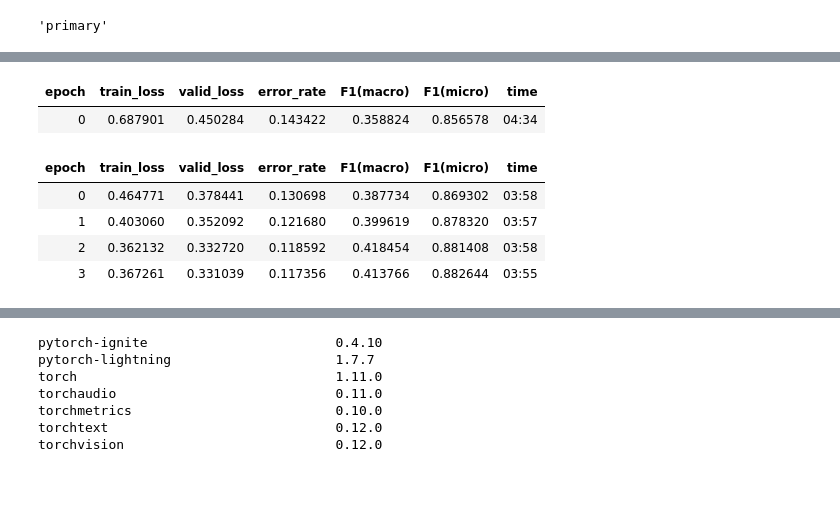
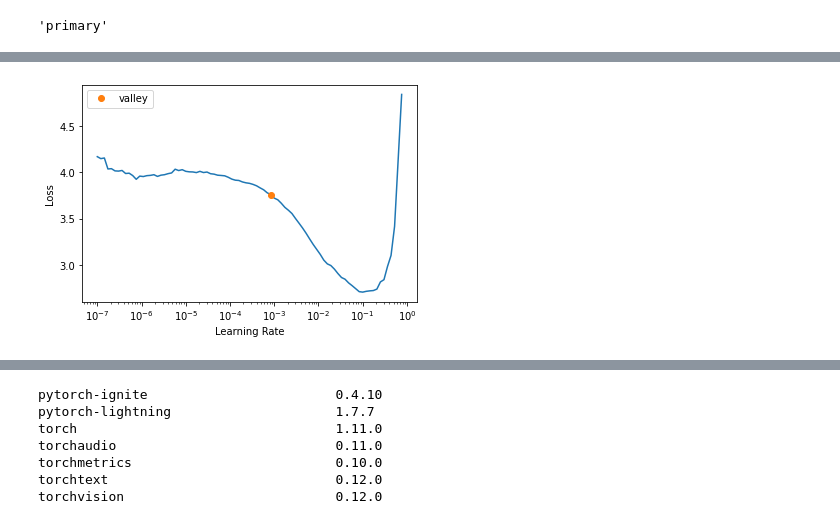
Before and after one commit to david26694/deforestation, a Jupyter notebook: predatathon/planets-dataset-kaggle.ipynb, the cells around one changed output, grey strips where cells are left out. Saved outputs shown, nothing was run; the diff lists cells and outputs as text; code cells hidden in the pictures; blank space fills up the shorter version.

```diff
--- a/predatathon/planets-dataset-kaggle.ipynb
+++ b/predatathon/planets-dataset-kaggle.ipynb
@@ -107,9 +107,9 @@ label("train_30370.jpg")
 'primary'
 # %%
 f1_macro = F1Score(average='macro')
-f1_macro.name = 'F1(macro)'
 f1_micro = F1Score(average='micro')
-f1_micro.name = 'F1(micro)'
+# f1_macro.name = 'F1(macro)'
+# f1_micro.name = 'F1(micro)'
 # %%
 dls = ImageDataLoaders.from_name_func(
     image_path,
@@ -137,10 +131,3 @@ SuggestedLRs(valley=0.0008317637839354575)
-# %%
-learn.fine_tune(4, 1.7e-3)
-# %% [output]
-| epoch | train_loss | valid_loss | error_rate | F1(macro) | F1(micro) | time |
-| 0 | 0.687901 | 0.450284 | 0.143422 | 0.358824 | 0.856578 | 04:34 |
-| epoch | train_loss | valid_loss | error_rate | F1(macro) | F1(micro) | time |
-| 0 | 0.464771 | 0.378441 | 0.130698 | 0.387734 | 0.869302 | 03:58 |
-| 1 | 0.403060 | 0.352092 | 0.121680 | 0.399619 | 0.878320 | 03:57 |
-| 2 | 0.362132 | 0.332720 | 0.118592 | 0.418454 | 0.881408 | 03:58 |
-| 3 | 0.367261 | 0.331039 | 0.117356 | 0.413766 | 0.882644 | 03:55 |
+# %%
+lr = learn.lr_find()
+# %% [output]
@@ -146,0 +135 @@ learn.fine_tune(4, 1.7e-3)
+[figure, added]
```
Also changed, not shown: parts of 9 cells of this notebook.
